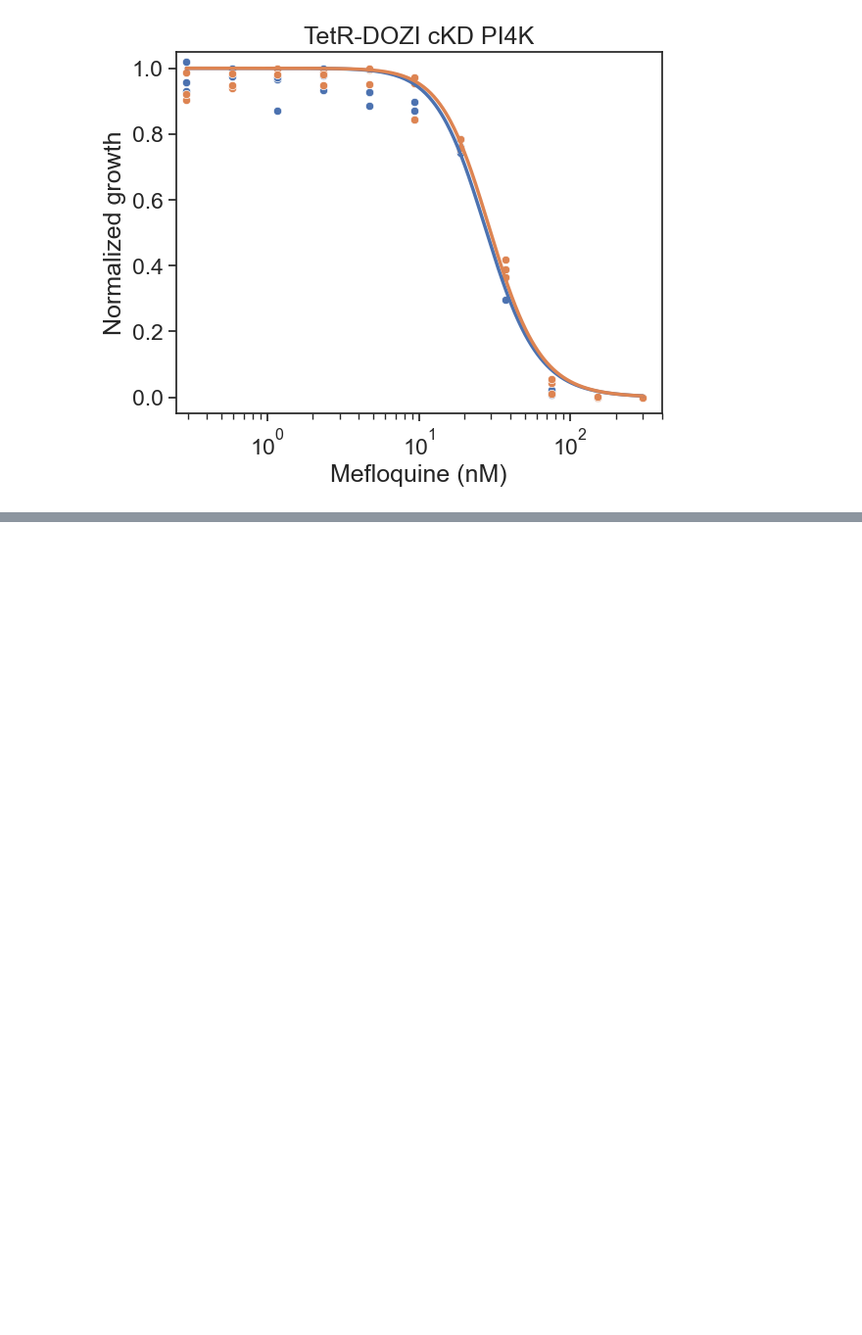
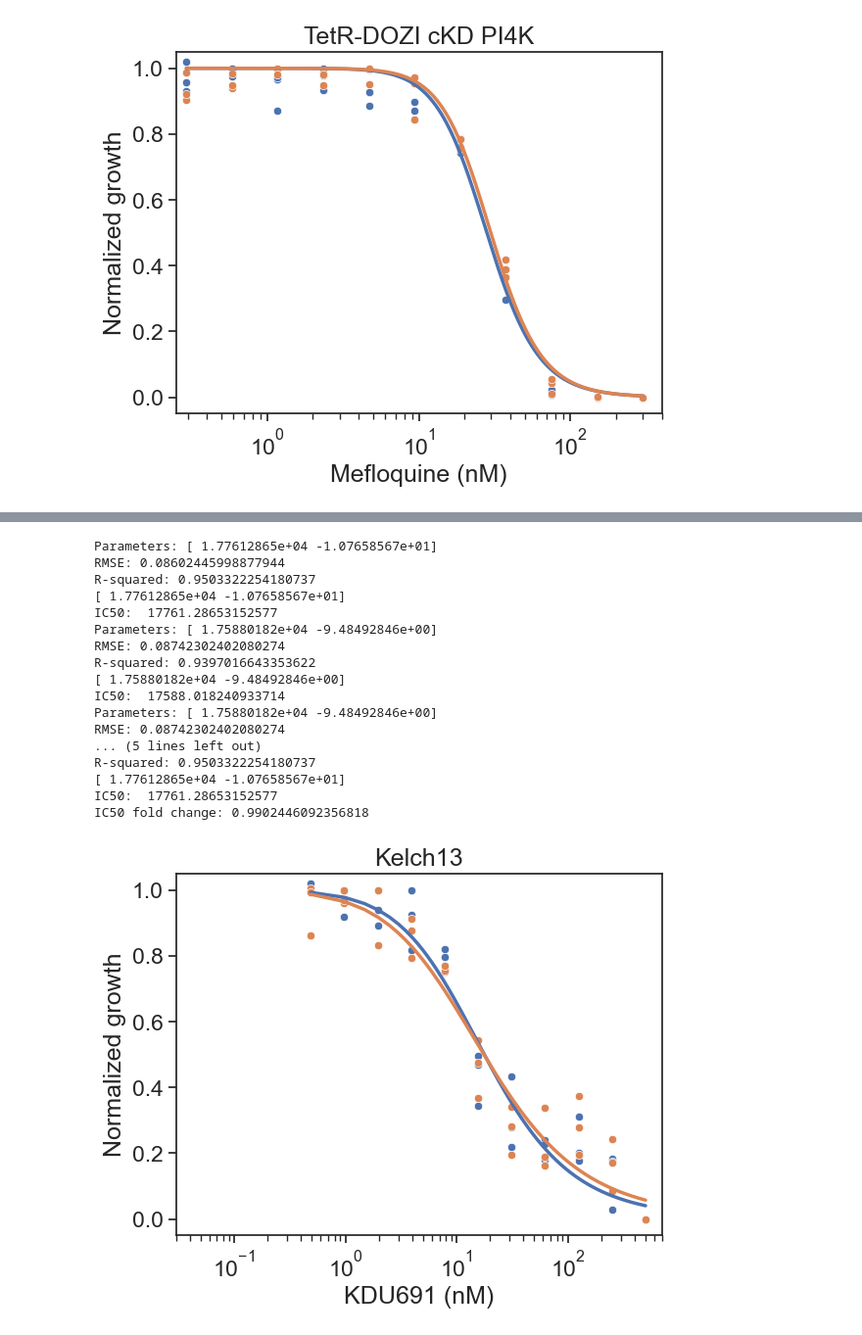
Before and after one commit to pablocarderam/pfal-transcriptional-control, a Jupyter notebook: Data and figures/Compound-target interactions/IC50 shift compound assay.ipynb, the cells around one changed output, grey strips where cells are left out. Shown at 98% size. Drawn from its saved outputs; the diff is of its cells as text; code cells hidden in the pictures; blank space fills up the shorter version.

```diff
--- a/Data and figures/Compound-target interactions/IC50 shift compound assay.ipynb
+++ b/Data and figures/Compound-target interactions/IC50 shift compound assay.ipynb
@@ -1108,0 +1152,38 @@ plt.xticks(rotation=45, ha='right')
+# %%
+IC50_fold_change = plotCurves(
+    dat_full = pd.read_csv('./pPC150 Kelch13/ppc150 kelch13 0.04iptg kdu Rluc 15sec shake 1sec int 2024.08.25 17_37_57.csv'),
+    gene_name = 'Kelch13',
+    inducer_concentrations = [0,2],
+    compound_name = 'KDU691',
+    compound_concentration_max = 500000,
+    compound_rows_no_inducer = ['A','C','D'],
+    compound_rows_inducer = ['H','F','G'],
+    dilution_factor = 2,
+    num_dilutions = 11,
+    xlim = [0.03, 700],
+    ylim = [-0.05, 1.05],
+    fit_scaling_coefficient=1000,
+    fit_init_param=[10000,10],
+    units='nM'
+    )
+
+IC50_fold_changes.append( ['LacI cKD','Kelch13','KDU691',IC50_fold_change] )
+# %% [output]
+Parameters: [ 1.77612865e+04 -1.07658567e+01]
+RMSE: 0.08602445998877944
+R-squared: 0.9503322254180737
+[ 1.77612865e+04 -1.07658567e+01]
+IC50:  17761.28653152577
+Parameters: [ 1.75880182e+04 -9.48492846e+00]
+RMSE: 0.08742302402080274
+R-squared: 0.9397016643353622
+[ 1.75880182e+04 -9.48492846e+00]
+IC50:  17588.018240933714
+Parameters: [ 1.75880182e+04 -9.48492846e+00]
+RMSE: 0.08742302402080274
+... (5 lines left out)
+R-squared: 0.9503322254180737
+[ 1.77612865e+04 -1.07658567e+01]
+IC50:  17761.28653152577
+IC50 fold change: 0.9902446092356818
+[figure, added]
```
Also changed, not shown: parts of 15 cells of this notebook, 7 other files.
